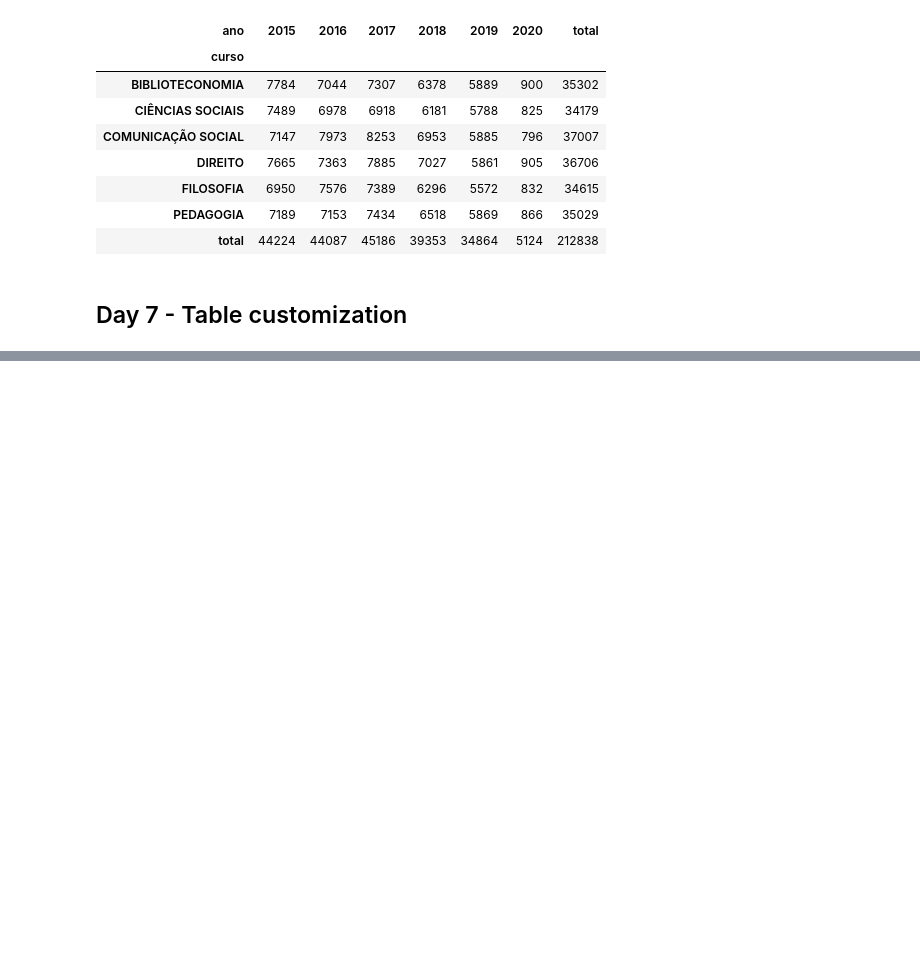
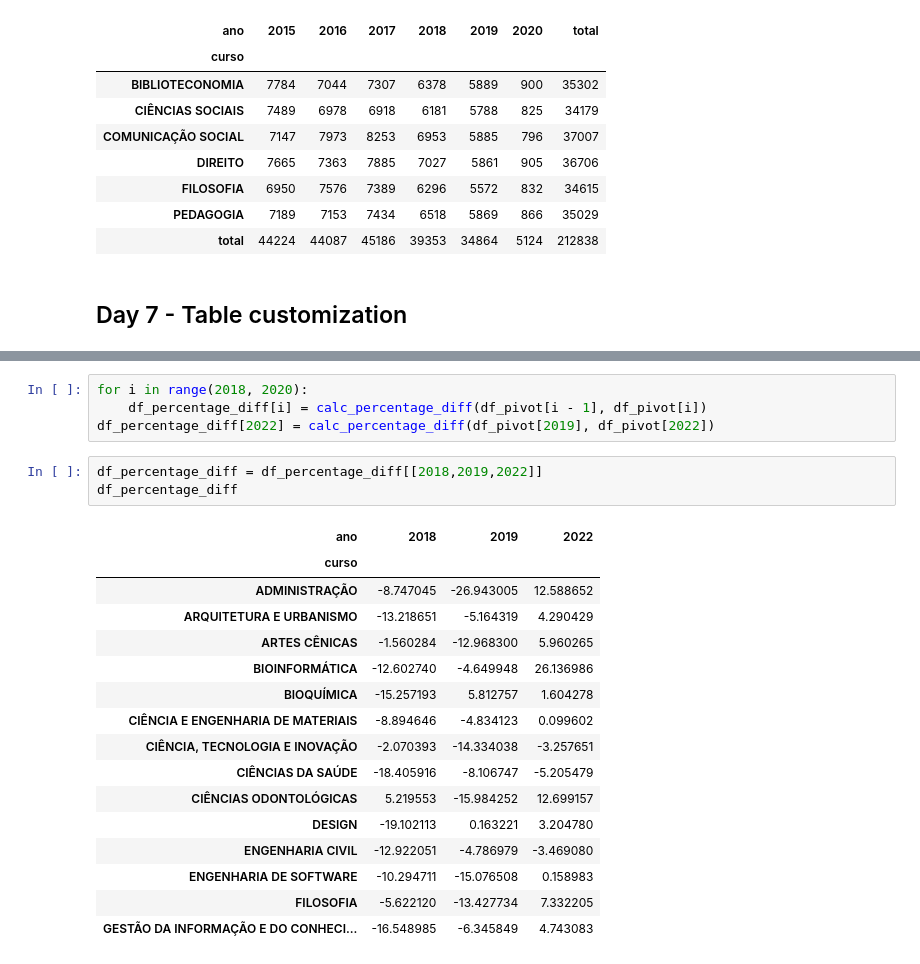
Before and after one commit to migueltosi/UFRN-Library-Data-Analysis, a Jupyter notebook: UFRN_Library.ipynb, the cells around one changed output, grey strips where cells are left out. Saved outputs shown, nothing was run; the diff lists cells and outputs as text; blank space fills up the shorter version.

```diff
--- a/UFRN_Library.ipynb
+++ b/UFRN_Library.ipynb
@@ -1000,0 +1283,24 @@ pd.pivot_table(data_analysis, index = 'curso', columns = 'ano', values='quantida
+# %%
+for i in range(2018, 2020):
+    df_percentage_diff[i] = calc_percentage_diff(df_pivot[i - 1], df_pivot[i])
+df_percentage_diff[2022] = calc_percentage_diff(df_pivot[2019], df_pivot[2022])
+# %%
+df_percentage_diff = df_percentage_diff[[2018,2019,2022]]
+df_percentage_diff
+# %% [output]
+| ano | 2018 | 2019 | 2022 |
+| curso |  |  |  |
+| ADMINISTRAÇÃO | -8.747045 | -26.943005 | 12.588652 |
+| ARQUITETURA E URBANISMO | -13.218651 | -5.164319 | 4.290429 |
+| ARTES CÊNICAS | -1.560284 | -12.968300 | 5.960265 |
+| BIOINFORMÁTICA | -12.602740 | -4.649948 | 26.136986 |
+| BIOQUÍMICA | -15.257193 | 5.812757 | 1.604278 |
+| CIÊNCIA E ENGENHARIA DE MATERIAIS | -8.894646 | -4.834123 | 0.099602 |
+| CIÊNCIA, TECNOLOGIA E INOVAÇÃO | -2.070393 | -14.334038 | -3.257651 |
+| CIÊNCIAS DA SAÚDE | -18.405916 | -8.106747 | -5.205479 |
+| CIÊNCIAS ODONTOLÓGICAS | 5.219553 | -15.984252 | 12.699157 |
+| DESIGN | -19.102113 | 0.163221 | 3.204780 |
+| ENGENHARIA CIVIL | -12.922051 | -4.786979 | -3.469080 |
+| ENGENHARIA DE SOFTWARE | -10.294711 | -15.076508 | 0.158983 |
+| FILOSOFIA | -5.622120 | -13.427734 | 7.332205 |
+| GESTÃO DA INFORMAÇÃO E DO CONHECI... | -16.548985 | -6.345849 | 4.743083 |
```
Also changed, not shown: parts of 33 cells of this notebook.
